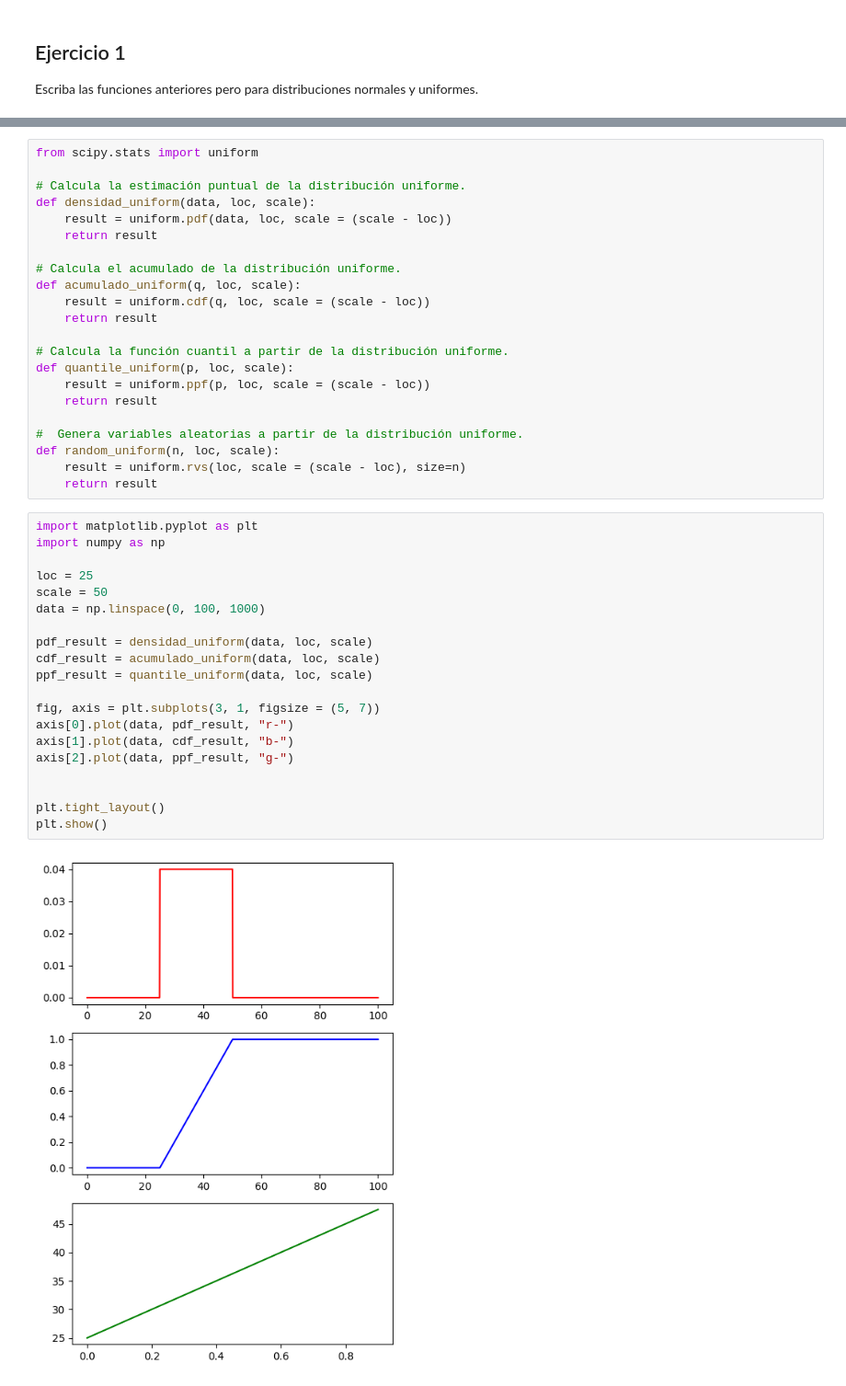
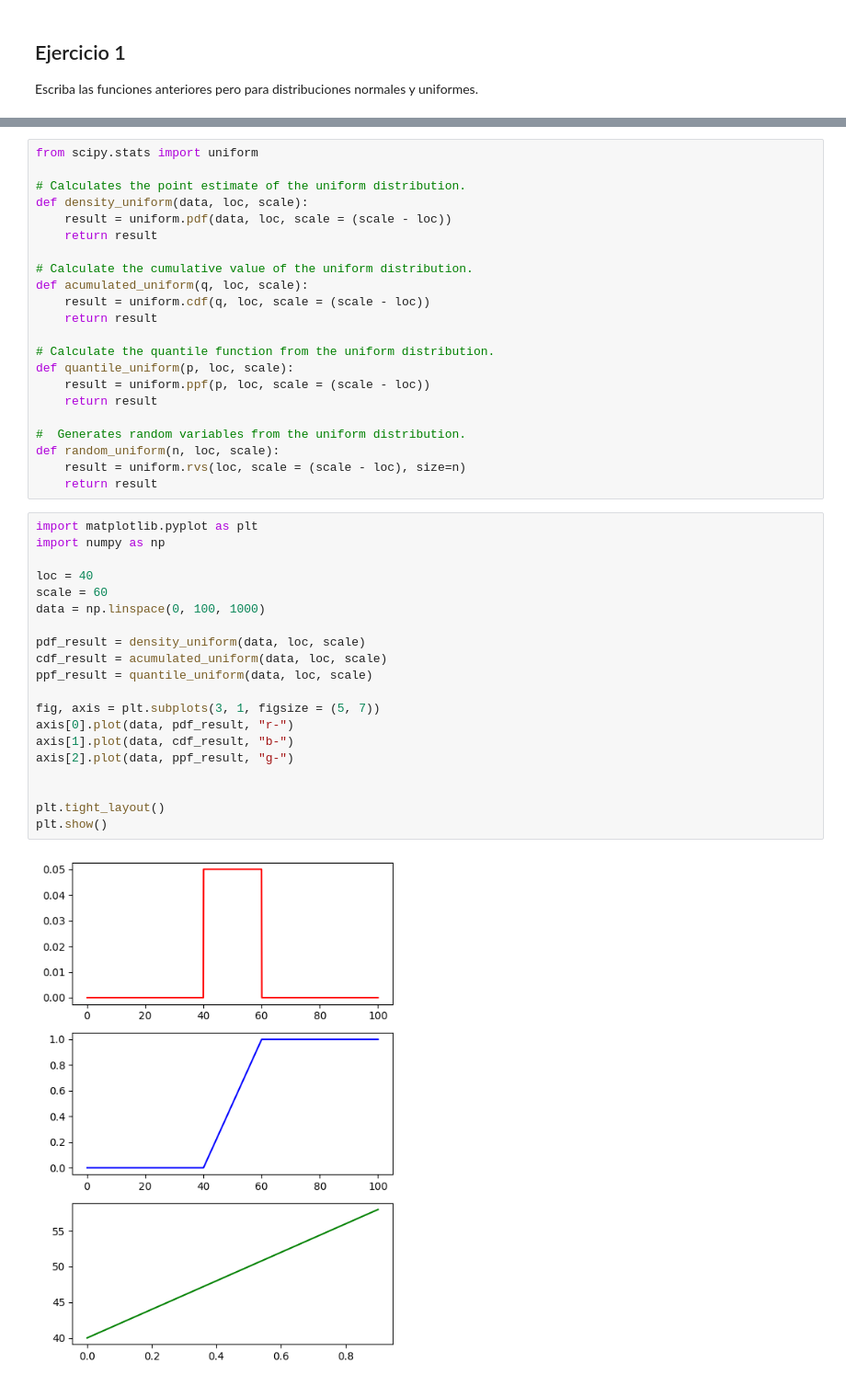
Before and after one commit to Julianmarania/Probability-distribution-exercises-project-with-python_Project_6_Julian_Lopez, a Jupyter notebook: notebook/problems.es.ipynb, the cells around one changed output, grey strips where cells are left out. Shown: that part at 92% size. Cells and saved outputs as stored; diff of their text form.

```diff
--- a/notebook/problems.es.ipynb
+++ b/notebook/problems.es.ipynb
@@ -132,44 +132,44 @@ plt.show()
 # %%
 from scipy.stats import uniform
 
-# Calcula la estimación puntual de la distribución uniforme.
-def densidad_uniform(data, loc, scale):
+# Calculates the point estimate of the uniform distribution.
+def density_uniform(data, loc, scale):
     result = uniform.pdf(data, loc, scale = (scale - loc))
     return result
 
-# Calcula el acumulado de la distribución uniforme.
-def acumulado_uniform(q, loc, scale):
+# Calculate the cumulative value of the uniform distribution.
+def acumulated_uniform(q, loc, scale):
     result = uniform.cdf(q, loc, scale = (scale - loc))
     return result
 
-# Calcula la función cuantil a partir de la distribución uniforme.
+# Calculate the quantile function from the uniform distribution.
 def quantile_uniform(p, loc, scale):
     result = uniform.ppf(p, loc, scale = (scale - loc))
     return result
 
-#  Genera variables aleatorias a partir de la distribución uniforme.
+#  Generates random variables from the uniform distribution.
 def random_uniform(n, loc, scale):
     result = uniform.rvs(loc, scale = (scale - loc), size=n)
     return result
 # %%
 import matplotlib.pyplot as plt
 import numpy as np
 
-loc = 25
-scale = 50
+loc = 40
+scale = 60
 data = np.linspace(0, 100, 1000)
 
-pdf_result = densidad_uniform(data, loc, scale)
-cdf_result = acumulado_uniform(data, loc, scale)
+pdf_result = density_uniform(data, loc, scale)
+cdf_result = acumulated_uniform(data, loc, scale)
 ppf_result = quantile_uniform(data, loc, scale)
 
 fig, axis = plt.subplots(3, 1, figsize = (5, 7))
 axis[0].plot(data, pdf_result, "r-")
 axis[1].plot(data, cdf_result, "b-")
 axis[2].plot(data, ppf_result, "g-")
 
 
 plt.tight_layout()
 plt.show()
 # %% [output]
-[figure, old version]
+[figure, new version]
```
Also changed, not shown: parts of 2 cells of this notebook.
